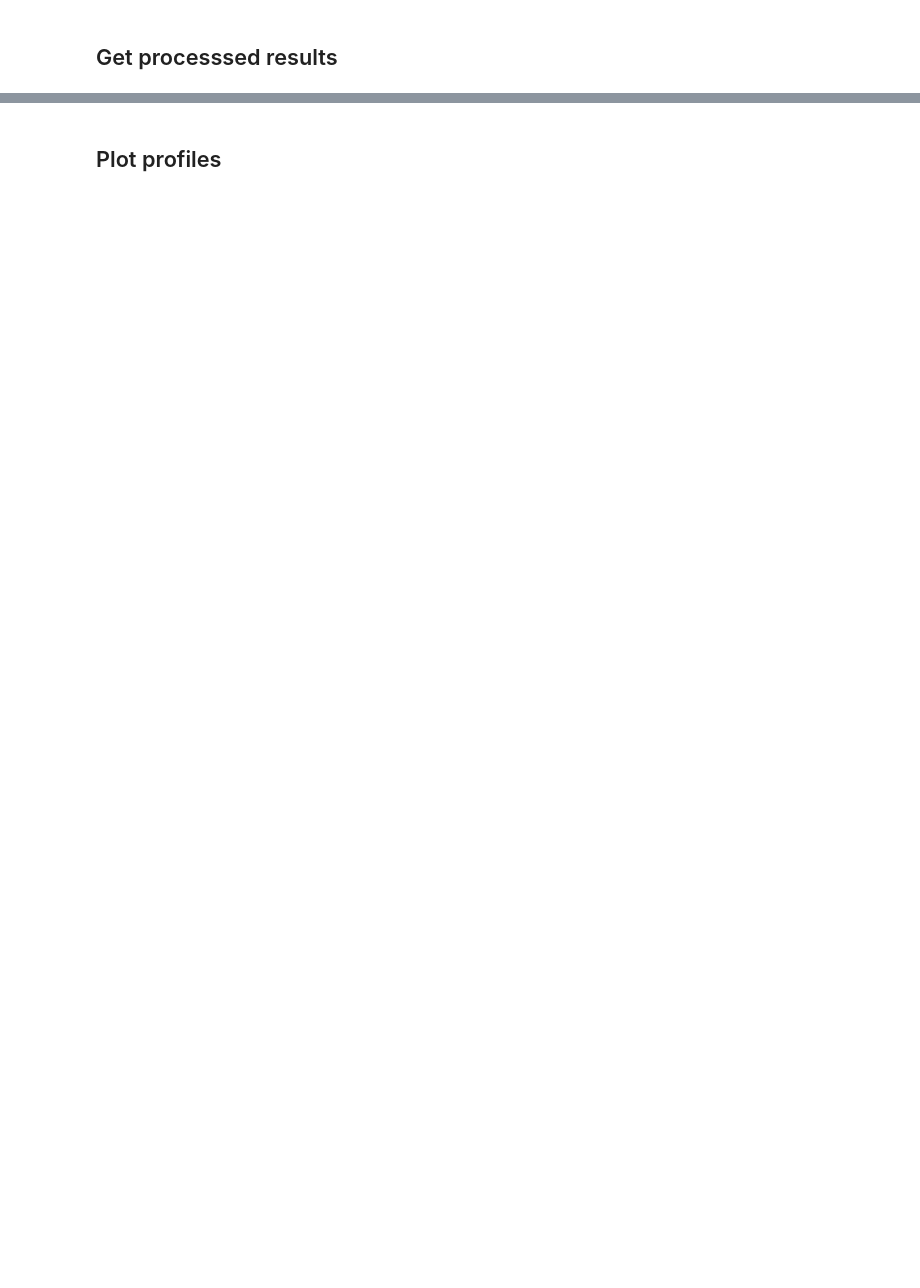
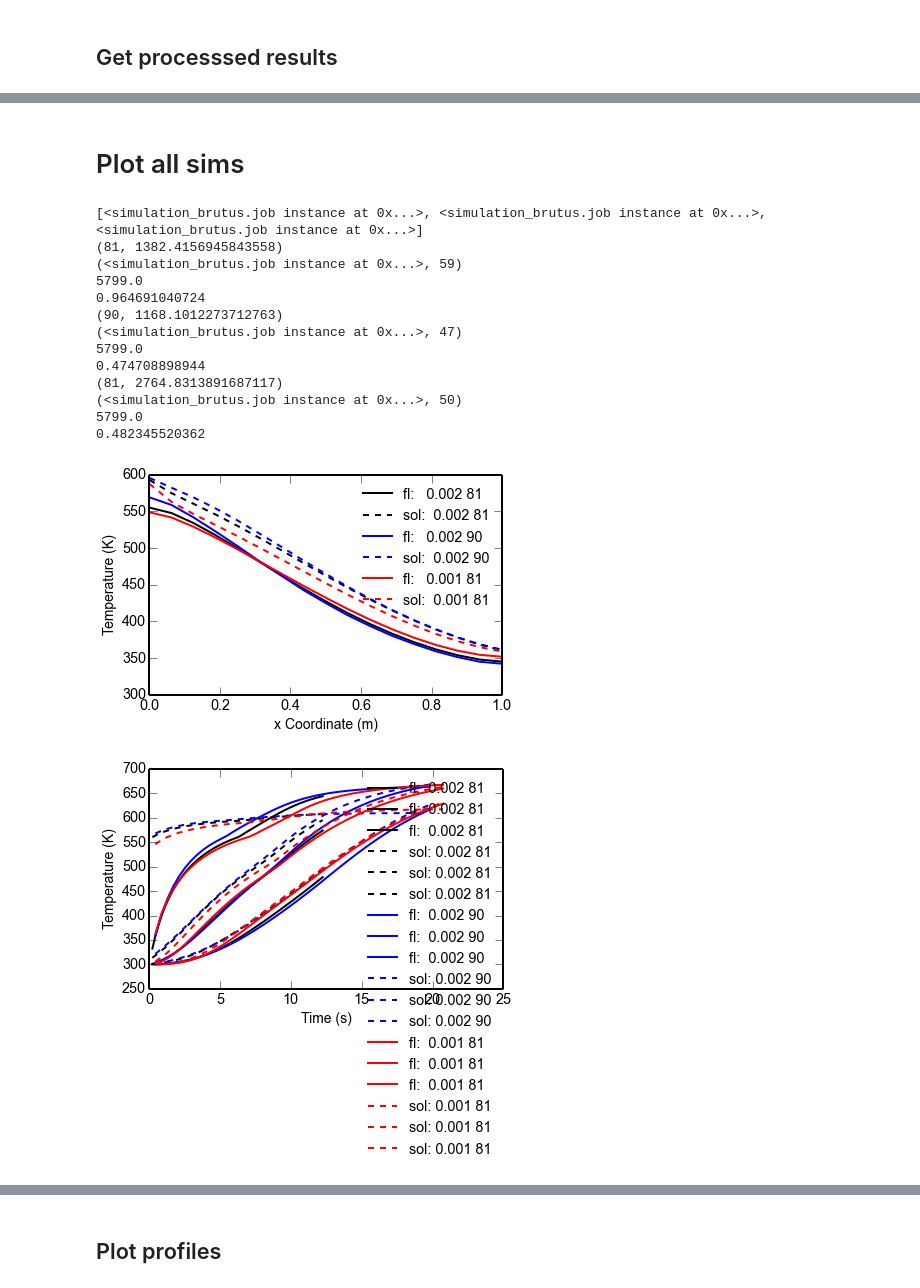
Before and after one commit to janvonrickenbach/sim-note-books, a Jupyter notebook: TabulationTest.ipynb, the cells around one changed output, grey strips where cells are left out. Saved outputs shown, nothing was run; the diff lists cells and outputs as text; code cells hidden in the pictures; blank space fills up the shorter version.

```diff
--- a/TabulationTest.ipynb
+++ b/TabulationTest.ipynb
@@ -533,0 +1081,46 @@ for sim in filter_simulations(sims):
+# %% [markdown]
+# Plot all sims
+# %%
+color = ["k","b","r","m","y","r"]
+
+figs,axs = get_figs(4)
+
+local_sims = filter_simulations(sims,group="paper_sims",steady=False,mf=0.01,F=20)
+print(local_sims)
+
+for sim,co in zip(local_sims,color):
+  print(sim.sim_info["porosity"],sim.sim_info["surf_to_volume"])
+
+
+  get_data(sim,time=True)
+
+  dt = sim.sim_info["dt"]
+  nt = len(sim.result_time["CO_avg"])
+  print(sim,nt)
+  idx = [28]
+  for time in sim.sim_info["time"][idx]:
+    print(time-1)
+    plot_sim_at_time(sim,co,figs,axs,time-1,tmax=600,clear=False,ncol=1)
+
+extension = ".pdf"
+names = ["temp","temp","time_CO","temp"]
+
+for name, fig in zip(names,figs):
+    fig.tight_layout()
+    fig.savefig(os.path.join("pics_3",name+extension))
+# %% [output]
+[<simulation_brutus.job instance at 0x...>, <simulation_brutus.job instance at 0x...>, <simulation_brutus.job instance at 0x...>]
+(81, 1382.4156945843558)
+(<simulation_brutus.job instance at 0x...>, 59)
+5799.0
+0.964691040724
+(90, 1168.1012273712763)
+(<simulation_brutus.job instance at 0x...>, 47)
+5799.0
+0.474708898944
+(81, 2764.8313891687117)
+(<simulation_brutus.job instance at 0x...>, 50)
+5799.0
+0.482345520362
+[figure, added]
+[figure, added]
```
Also changed, not shown: parts of 55 cells of this notebook, 2 other files.
